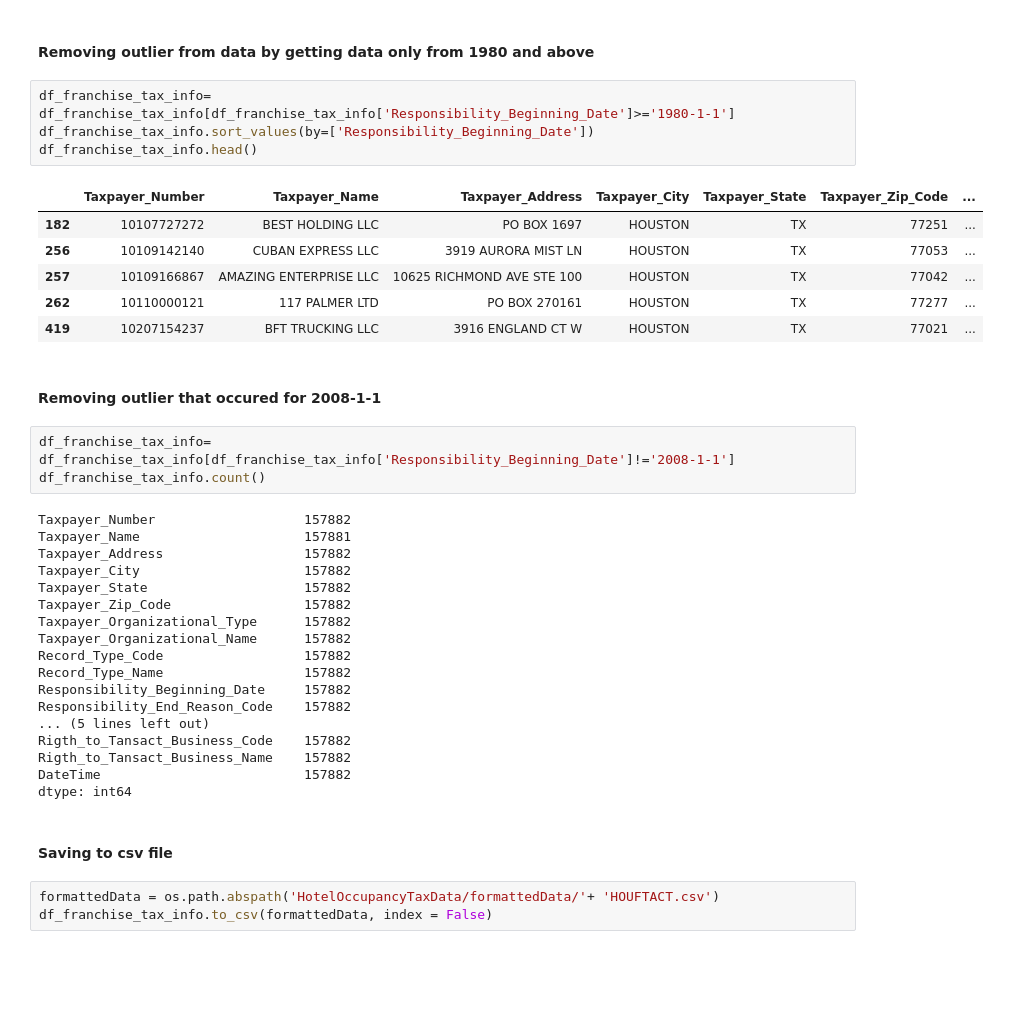
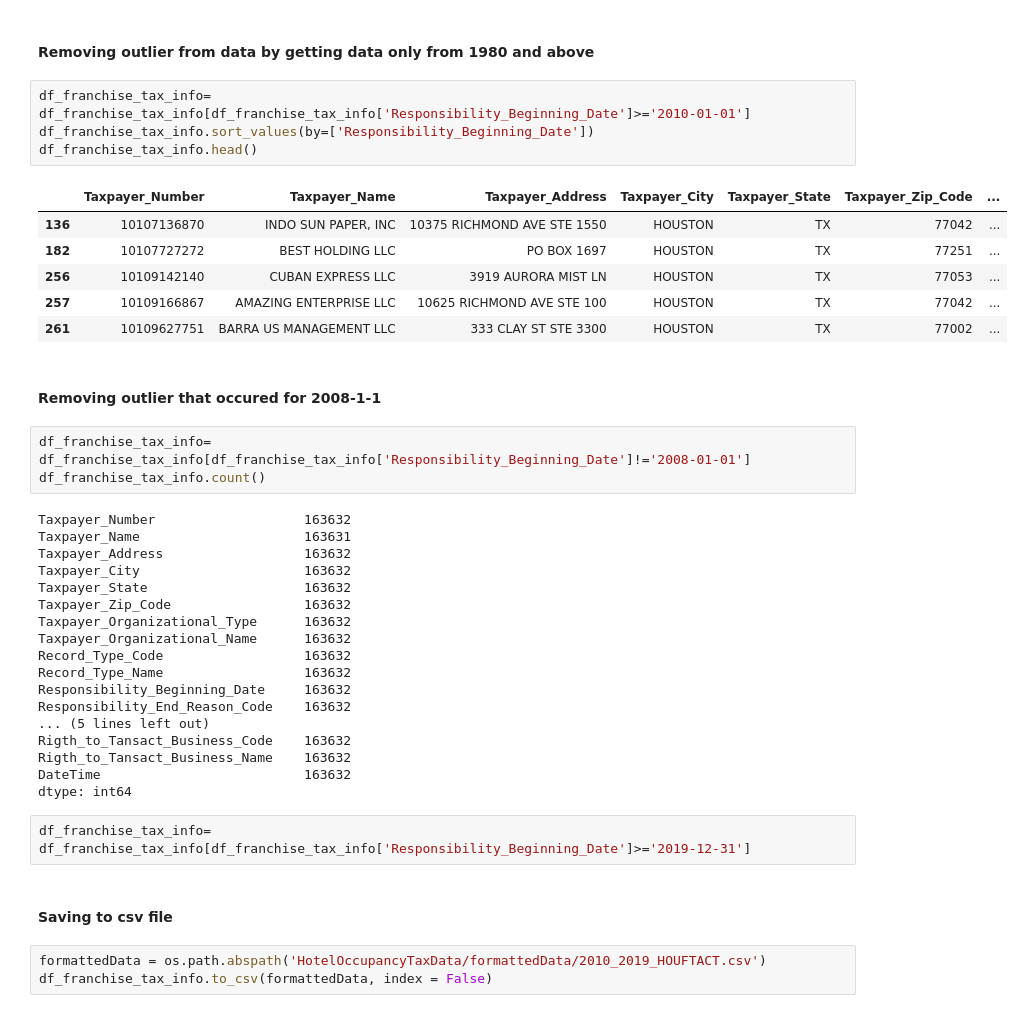
Before and after one commit to jmitterh/Project_3_Potential_Marketing, a Jupyter notebook: CRE_Marketing_Data/HoustonData.ipynb, the cells around one changed output. Cells and saved outputs as stored; diff of their text form; blank space fills up the shorter version.

```diff
--- a/CRE_Marketing_Data/HoustonData.ipynb
+++ b/CRE_Marketing_Data/HoustonData.ipynb
@@ -159,41 +160,43 @@ dtype: int64
 # %% [markdown]
 #### Removing outlier from data by getting data only from 1980 and above
 # %%
-df_franchise_tax_info= df_franchise_tax_info[df_franchise_tax_info['Responsibility_Beginning_Date']>='1980-1-1']
+df_franchise_tax_info= df_franchise_tax_info[df_franchise_tax_info['Responsibility_Beginning_Date']>='2010-01-01']
 df_franchise_tax_info.sort_values(by=['Responsibility_Beginning_Date'])
 df_franchise_tax_info.head()
 # %% [output]
 |  | Taxpayer_Number | Taxpayer_Name | Taxpayer_Address | Taxpayer_City | Taxpayer_State | Taxpayer_Zip_Code | ... |
+| 136 | 10107136870 | INDO SUN PAPER, INC | 10375 RICHMOND AVE STE 1550 | HOUSTON | TX | 77042 | ... |
 | 182 | 10107727272 | BEST HOLDING LLC | PO BOX 1697 | HOUSTON | TX | 77251 | ... |
 | 256 | 10109142140 | CUBAN EXPRESS LLC | 3919 AURORA MIST LN | HOUSTON | TX | 77053 | ... |
 | 257 | 10109166867 | AMAZING ENTERPRISE LLC | 10625 RICHMOND AVE STE 100 | HOUSTON | TX | 77042 | ... |
-| 262 | 10110000121 | 117 PALMER LTD | PO BOX 270161 | HOUSTON | TX | 77277 | ... |
-| 419 | 10207154237 | BFT TRUCKING LLC | 3916 ENGLAND CT W | HOUSTON | TX | 77021 | ... |
+| 261 | 10109627751 | BARRA US MANAGEMENT LLC | 333 CLAY ST STE 3300 | HOUSTON | TX | 77002 | ... |
 # %% [markdown]
 #### Removing outlier that occured for 2008-1-1
 # %%
-df_franchise_tax_info= df_franchise_tax_info[df_franchise_tax_info['Responsibility_Beginning_Date']!='2008-1-1']
+df_franchise_tax_info= df_franchise_tax_info[df_franchise_tax_info['Responsibility_Beginning_Date']!='2008-01-01']
 df_franchise_tax_info.count()
 # %% [output]
-Taxpayer_Number                   157882
-Taxpayer_Name                     157881
-Taxpayer_Address                  157882
-Taxpayer_City                     157882
-Taxpayer_State                    157882
-Taxpayer_Zip_Code                 157882
-Taxpayer_Organizational_Type      157882
-Taxpayer_Organizational_Name      157882
-Record_Type_Code                  157882
-Record_Type_Name                  157882
-Responsibility_Beginning_Date     157882
-Responsibility_End_Reason_Code    157882
+Taxpayer_Number                   163632
+Taxpayer_Name                     163631
+Taxpayer_Address                  163632
+Taxpayer_City                     163632
+Taxpayer_State                    163632
+Taxpayer_Zip_Code                 163632
+Taxpayer_Organizational_Type      163632
+Taxpayer_Organizational_Name      163632
+Record_Type_Code                  163632
+Record_Type_Name                  163632
+Responsibility_Beginning_Date     163632
+Responsibility_End_Reason_Code    163632
 ... (5 lines left out)
-Rigth_to_Tansact_Business_Code    157882
-Rigth_to_Tansact_Business_Name    157882
-DateTime                          157882
+Rigth_to_Tansact_Business_Code    163632
+Rigth_to_Tansact_Business_Name    163632
+DateTime                          163632
 dtype: int64
+# %%
+df_franchise_tax_info= df_franchise_tax_info[df_franchise_tax_info['Responsibility_Beginning_Date']>='2019-12-31']
 # %% [markdown]
 #### Saving to csv file
 # %%
-formattedData = os.path.abspath('HotelOccupancyTaxData/formattedData/'+ 'HOUFTACT.csv')
+formattedData = os.path.abspath('HotelOccupancyTaxData/formattedData/2010_2019_HOUFTACT.csv')
 df_franchise_tax_info.to_csv(formattedData, index = False)
```
Also changed, not shown: parts of 1 cell of this notebook.
